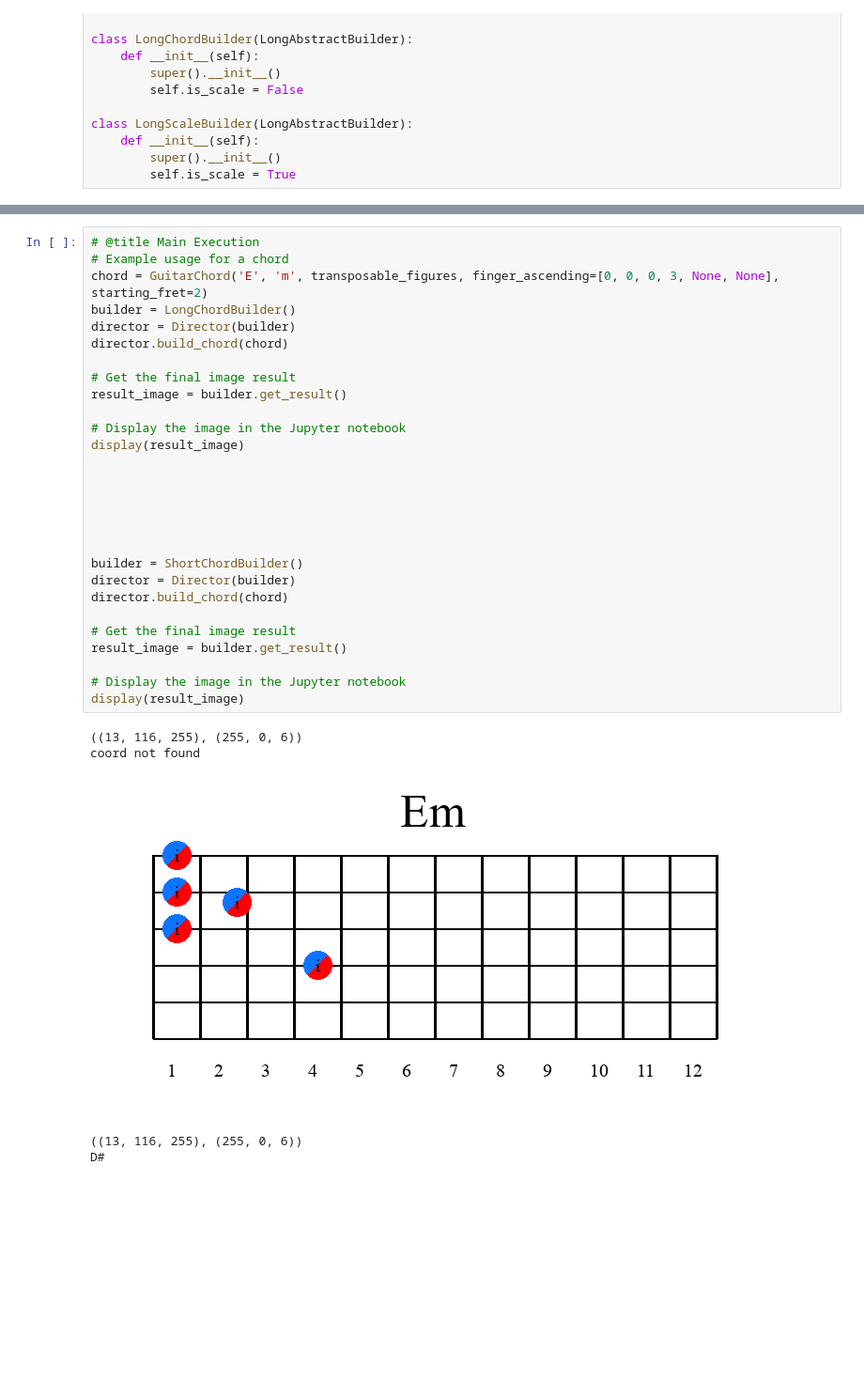
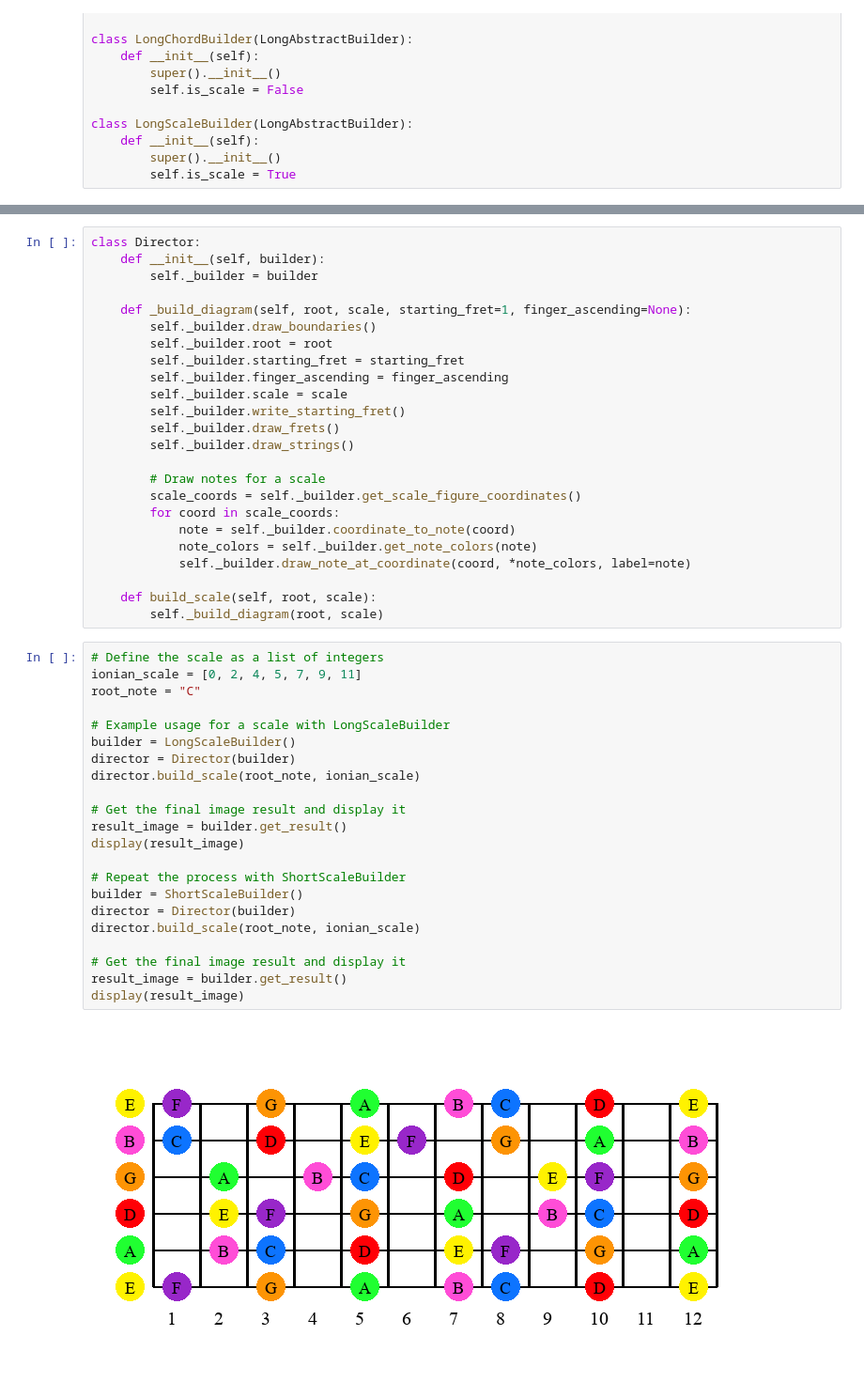
Before and after one commit to GenaroHacker/creating_chord_collection, a Jupyter notebook: main.ipynb, the cells around one changed output, grey strips where cells are left out. Shown at 94% size. Saved outputs shown, nothing was run; the diff lists cells and outputs as text; blank space fills up the shorter version.

```diff
--- a/main.ipynb
+++ b/main.ipynb
@@ -353,34 +342,48 @@ class Director:
+# %%
+class Director:
+    def __init__(self, builder):
+        self._builder = builder
+
+    def _build_diagram(self, root, scale, starting_fret=1, finger_ascending=None):
+        self._builder.draw_boundaries()
+        self._builder.root = root
+        self._builder.starting_fret = starting_fret
+        self._builder.finger_ascending = finger_ascending
+        self._builder.scale = scale
+        self._builder.write_starting_fret()
+        self._builder.draw_frets()
+        self._builder.draw_strings()
+
+        # Draw notes for a scale
+        scale_coords = self._builder.get_scale_figure_coordinates()
+        for coord in scale_coords:
+            note = self._builder.coordinate_to_note(coord)
+            note_colors = self._builder.get_note_colors(note)
+            self._builder.draw_note_at_coordinate(coord, *note_colors, label=note)
+
+    def build_scale(self, root, scale):
+        self._build_diagram(root, scale)
 # %%
-# @title Main Execution
-# Example usage for a chord
-chord = GuitarChord('E', 'm', transposable_figures, finger_ascending=[0, 0, 0, 3, None, None], starting_fret=2)
-builder = LongChordBuilder()
+# Define the scale as a list of integers
+ionian_scale = [0, 2, 4, 5, 7, 9, 11]
+root_note = "C"
+
+# Example usage for a scale with LongScaleBuilder
+builder = LongScaleBuilder()
 director = Director(builder)
-director.build_chord(chord)
+director.build_scale(root_note, ionian_scale)
 
-# Get the final image result
+# Get the final image result and display it
 result_image = builder.get_result()
-
-# Display the image in the Jupyter notebook
 display(result_image)
 
+# Repeat the process with ShortScaleBuilder
+builder = ShortScaleBuilder()
+director = Director(builder)
+director.build_scale(root_note, ionian_scale)
 
-
-
-
-
-builder = ShortChordBuilder()
-director = Director(builder)
-director.build_chord(chord)
-
-# Get the final image result
+# Get the final image result and display it
 result_image = builder.get_result()
-
-# Display the image in the Jupyter notebook
 display(result_image)
 # %% [output]
-((13, 116, 255), (255, 0, 6))
-coord not found
-[figure, old version]
+[figure, new version]
-((13, 116, 255), (255, 0, 6))
-D#
```
Also changed, not shown: parts of 3 cells of this notebook.
